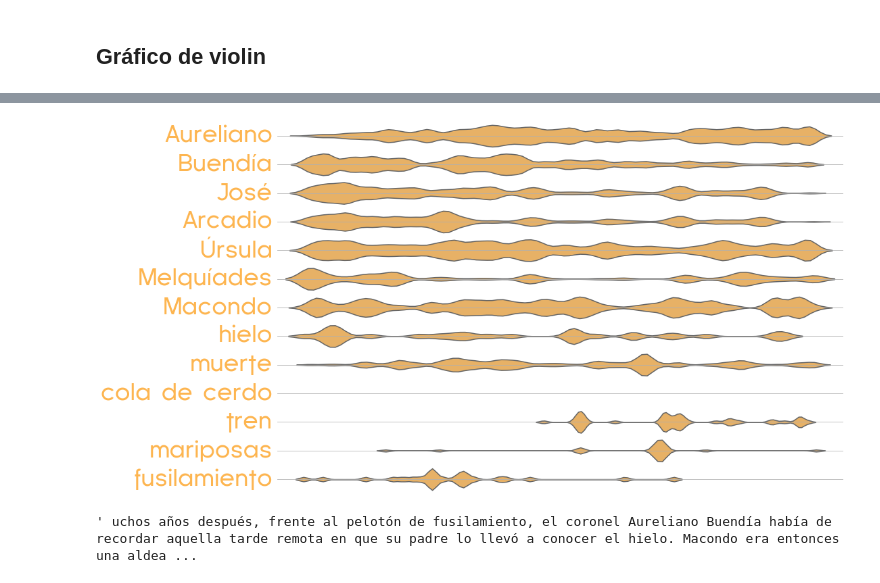
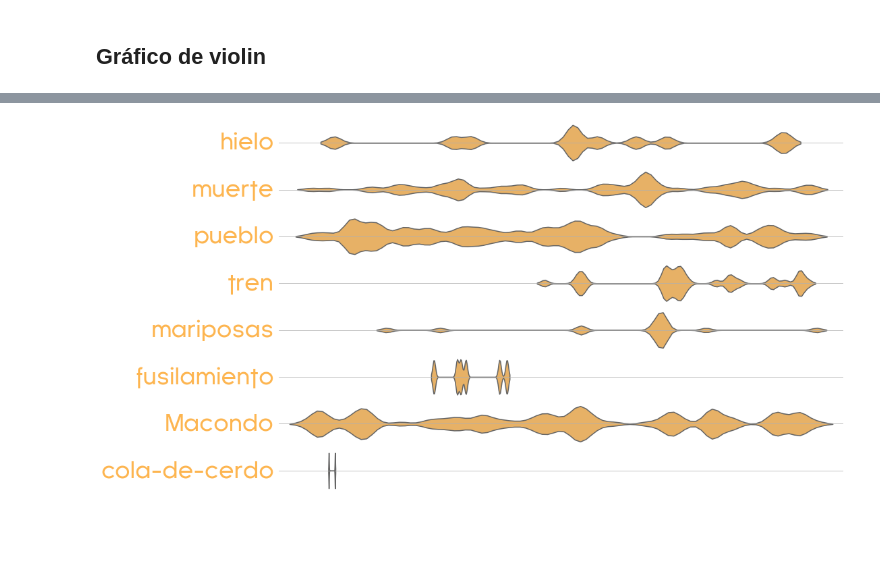
Before and after one commit to datatrooper/instatrooper, a Jupyter notebook: notebooks/2020/t3/cien_años.ipynb, the cells around one changed output, grey strips where cells are left out. Cells and saved outputs as stored; diff of their text form; code cells hidden in the pictures; blank space fills up the shorter version.

```diff
--- a/notebooks/2020/t3/cien_años.ipynb
+++ b/notebooks/2020/t3/cien_años.ipynb
@@ -184,11 +149,5 @@ import matplotlib.ticker as ticker
-# %%
-palabras = "".join([word for word in text if word not in string.punctuation])
-tokens = tokenizer.tokenize(palabras)
-# %%
-hacer_violin(nombres_personajes, tokens)
-# %% [output]
-[figure, removed]
-# %%
-text
-# %% [output]
-' uchos años después, frente al pelotón de fusilamiento, el coronel Aureliano Buendía había de recordar aquella tarde remota en que su padre lo llevó a conocer el hielo. Macondo era entonces una aldea ...
+# %%
+nombres_objetos = ['hielo', 'muerte', 'pueblo','tren','mariposas','fusilamiento', 'Macondo', 'cola-de-cerdo']
+hacer_violin(nombres_objetos, tokens, "objetos.png")
+# %% [output]
+[figure, added]
```
Also changed, not shown: parts of 23 cells of this notebook, 5 other files.
